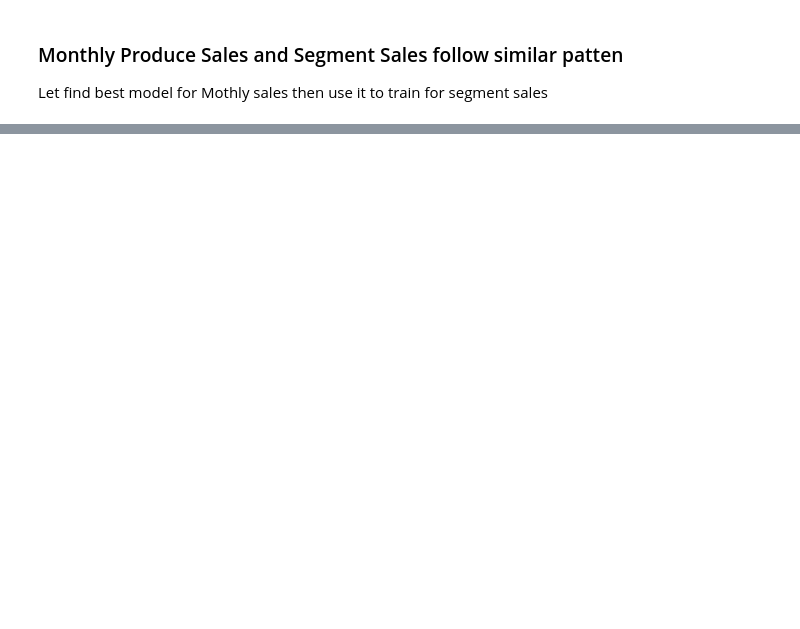
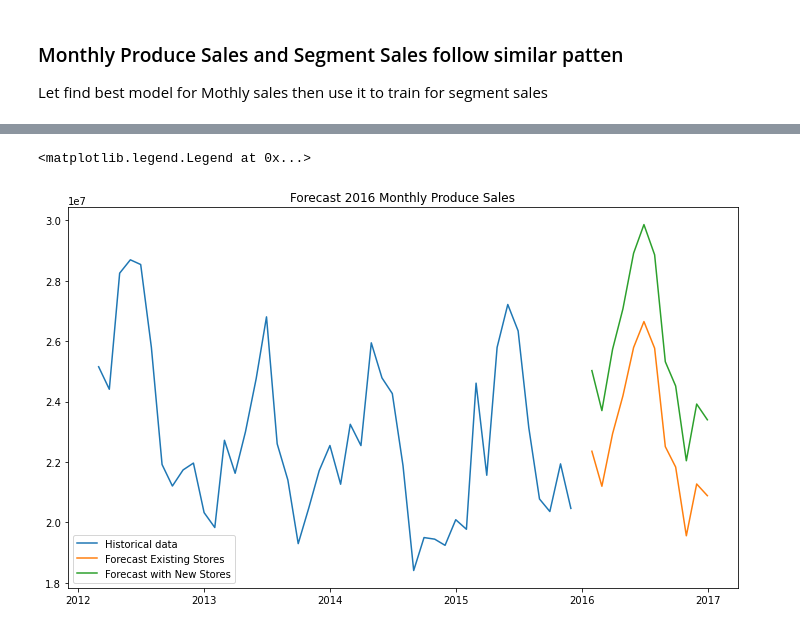
Before and after one commit to cevor/udacity_predictive_analytics, a Jupyter notebook: project6-1/project6-1.ipynb, the cells around one changed output, grey strips where cells are left out. Saved outputs shown, nothing was run; the diff lists cells and outputs as text; code cells hidden in the pictures; blank space fills up the shorter version.

```diff
--- a/project6-1/project6-1.ipynb
+++ b/project6-1/project6-1.ipynb
@@ -468,5 +631,5 @@ axs.legend()
 # %%
 # Forecast 2016 Sales for Existing Stores
 # Train the model with all data
-existing_stores_forecast = ARIMA(existing_store_monthly_sales_data, order=(0,0,2), trend='ct').fit().forecast(12).round()
+existing_stores_forecast = ARIMA(existing_store_monthly_sales_data, order=(11,0,7), trend='c').fit().forecast(12).round()
 existing_stores_forecast
@@ -473,9 +650,9 @@ existing_stores_forecast
 # %%
 # Forecast 2016 Sales for New Stores
 # Train the model with all data in segment
-segment_0_stores_forecast = ARIMA(segment_0_store_monthly_sales_data, order=(0,0,2), trend='ct').fit().forecast(12).round()
-segment_1_stores_forecast = ARIMA(segment_1_store_monthly_sales_data, order=(0,0,2), trend='ct').fit().forecast(12).round()
-segment_2_stores_forecast = ARIMA(segment_2_store_monthly_sales_data, order=(0,0,2), trend='ct').fit().forecast(12).round()
+segment_0_stores_forecast = ARIMA(segment_0_store_monthly_sales_data, order=(11,0,7), trend='c').fit().forecast(12).round()
+segment_1_stores_forecast = ARIMA(segment_1_store_monthly_sales_data, order=(11,0,7), trend='c').fit().forecast(12).round()
+segment_2_stores_forecast = ARIMA(segment_2_store_monthly_sales_data, order=(11,0,7), trend='c').fit().forecast(12).round()
 # commbine segments
 segment_stores_forecast = pd.concat([segment_0_stores_forecast, segment_1_stores_forecast, segment_2_stores_forecast], axis=1)
 segment_stores_forecast.columns = ['Segment_0', 'Segment_1', 'Segment_2']
@@ -487,0 +679,8 @@ segment_stores_forecast['Monthly_Sales']
+# %%
+# combine forecasted data
+forecasted_result = pd.concat([existing_stores_forecast, segment_stores_forecast['Monthly_Sales']], axis=1)
+forecasted_result.columns = ['Existing_Stores_Forecast', 'New_Stores_Forecast']
+forecasted_result.index = forecasted_result.index.to_period('M')
+# total mothly forecast sales
+forecasted_result = forecasted_result.assign(Total_Stores_Forecast = lambda x: x.Existing_Stores_Forecast + x.New_Stores_Forecast)
+forecasted_result
@@ -487,0 +701,11 @@ segment_stores_forecast['Monthly_Sales']
+# %%
+# Plot Models 2016 Forecast
+fig, axs = plt.subplots(1, 1, figsize=(12, 7))
+axs.plot(existing_store_monthly_sales_data, label='Historical data')
+axs.plot(forecasted_result['Existing_Stores_Forecast'], label='Forecast Existing Stores')
+axs.plot(forecasted_result['Total_Stores_Forecast'], label='Forecast with New Stores')
+axs.set_title('Forecast 2016 Monthly Produce Sales')
+axs.legend()
+# %% [output]
+<matplotlib.legend.Legend at 0x...>
+[figure, added]
```
Also changed, not shown: parts of 27 cells of this notebook.
